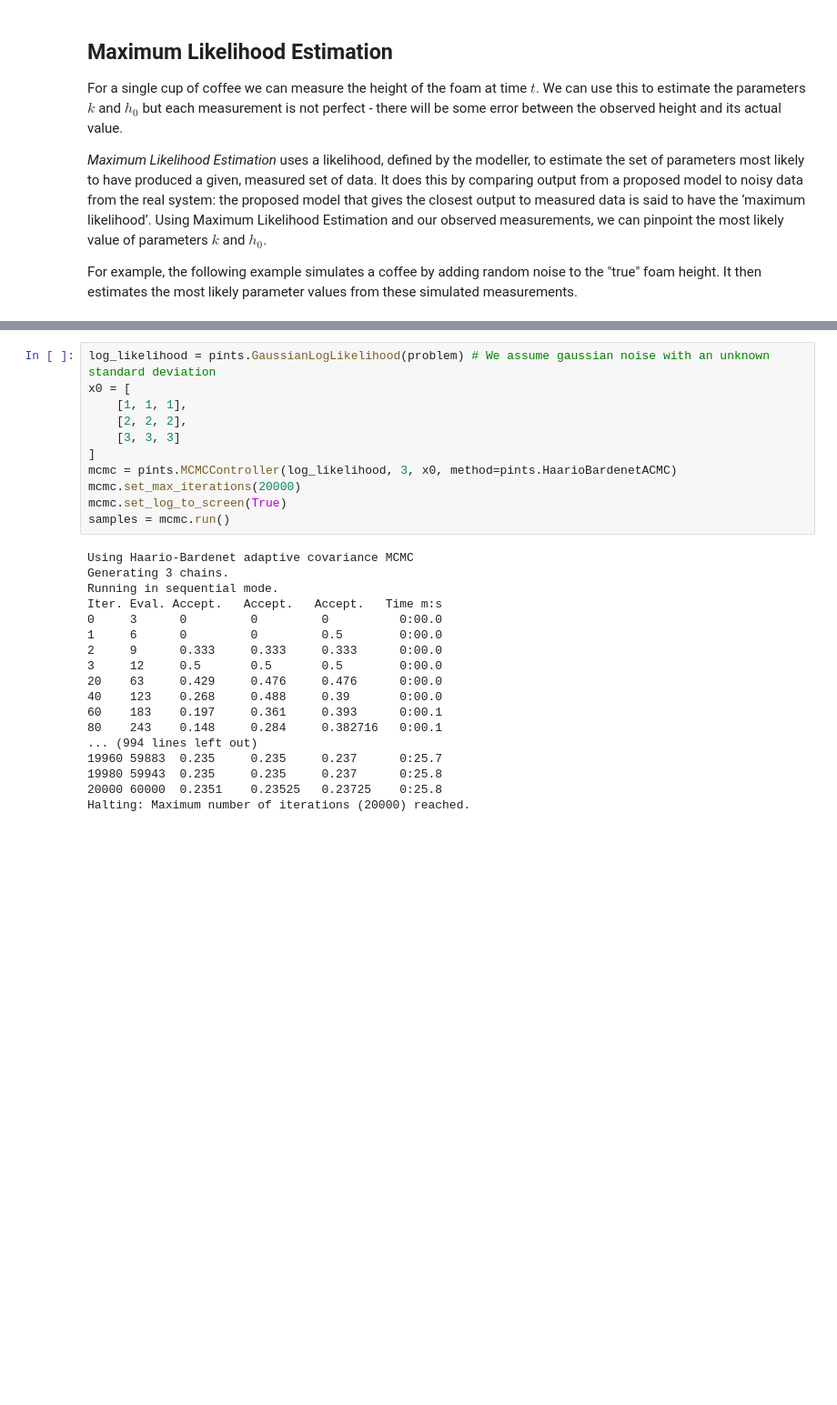
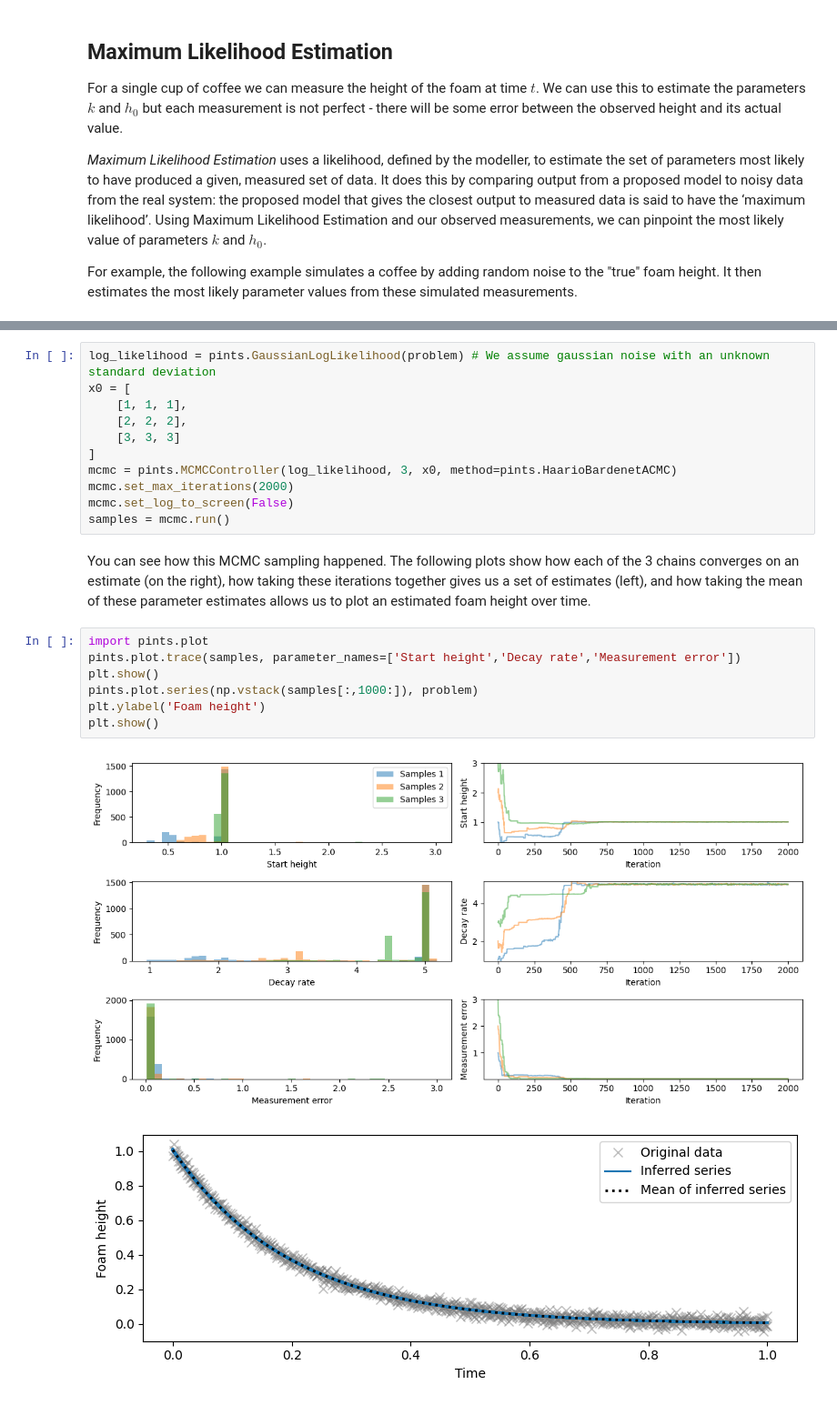
Before and after one commit to simonmarchant/perfect-cappuccino, a Jupyter notebook: Demo.ipynb, the cells around one changed output, grey strips where cells are left out. Shown: that part at 91% size. Saved outputs shown, nothing was run; the diff lists cells and outputs as text; blank space fills up the shorter version.

Commit message:
Explain how to get estimated values from MCMC

```diff
--- a/Demo.ipynb
+++ b/Demo.ipynb
@@ -124,24 +145,18 @@ x0 = [
     [3, 3, 3]
 ]
 mcmc = pints.MCMCController(log_likelihood, 3, x0, method=pints.HaarioBardenetACMC)
-mcmc.set_max_iterations(20000)
-mcmc.set_log_to_screen(True)
+mcmc.set_max_iterations(2000)
+mcmc.set_log_to_screen(False)
 samples = mcmc.run()
-# %% [output]
-Using Haario-Bardenet adaptive covariance MCMC
-Generating 3 chains.
-Running in sequential mode.
-Iter. Eval. Accept.   Accept.   Accept.   Time m:s
-0     3      0         0         0          0:00.0
-1     6      0         0         0.5        0:00.0
-2     9      0.333     0.333     0.333      0:00.0
-3     12     0.5       0.5       0.5        0:00.0
-20    63     0.429     0.476     0.476      0:00.0
-40    123    0.268     0.488     0.39       0:00.0
-60    183    0.197     0.361     0.393      0:00.1
-80    243    0.148     0.284     0.382716   0:00.1
-... (994 lines left out)
-19960 59883  0.235     0.235     0.237      0:25.7
-19980 59943  0.235     0.235     0.237      0:25.8
-20000 60000  0.2351    0.23525   0.23725    0:25.8
-Halting: Maximum number of iterations (20000) reached.
+# %% [markdown]
+You can see how this MCMC sampling happened. The following plots show how each of the 3 chains converges on an estimate (on the right), how taking these iterations together gives us a set of estimates (left), and how taking the mean of these parameter estimates allows us to plot an estimated foam height over time.
+# %%
+import pints.plot
+pints.plot.trace(samples, parameter_names=['Start height','Decay rate','Measurement error'])
+plt.show()
+pints.plot.series(np.vstack(samples[:,1000:]), problem)
+plt.ylabel('Foam height')
+plt.show()
+# %% [output]
+[figure, added]
+[figure, added]
```
Also changed, not shown: parts of 5 cells of this notebook.
